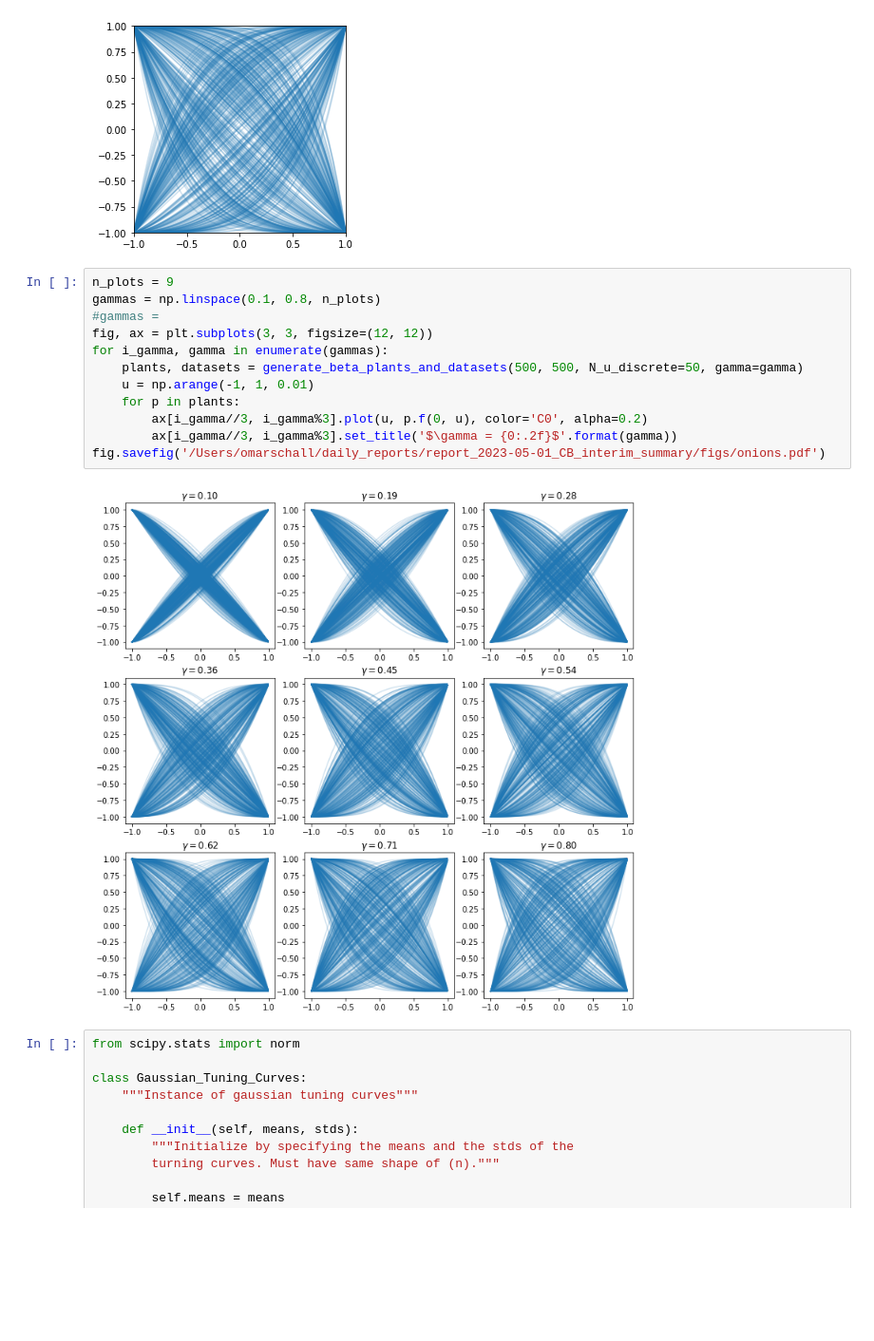
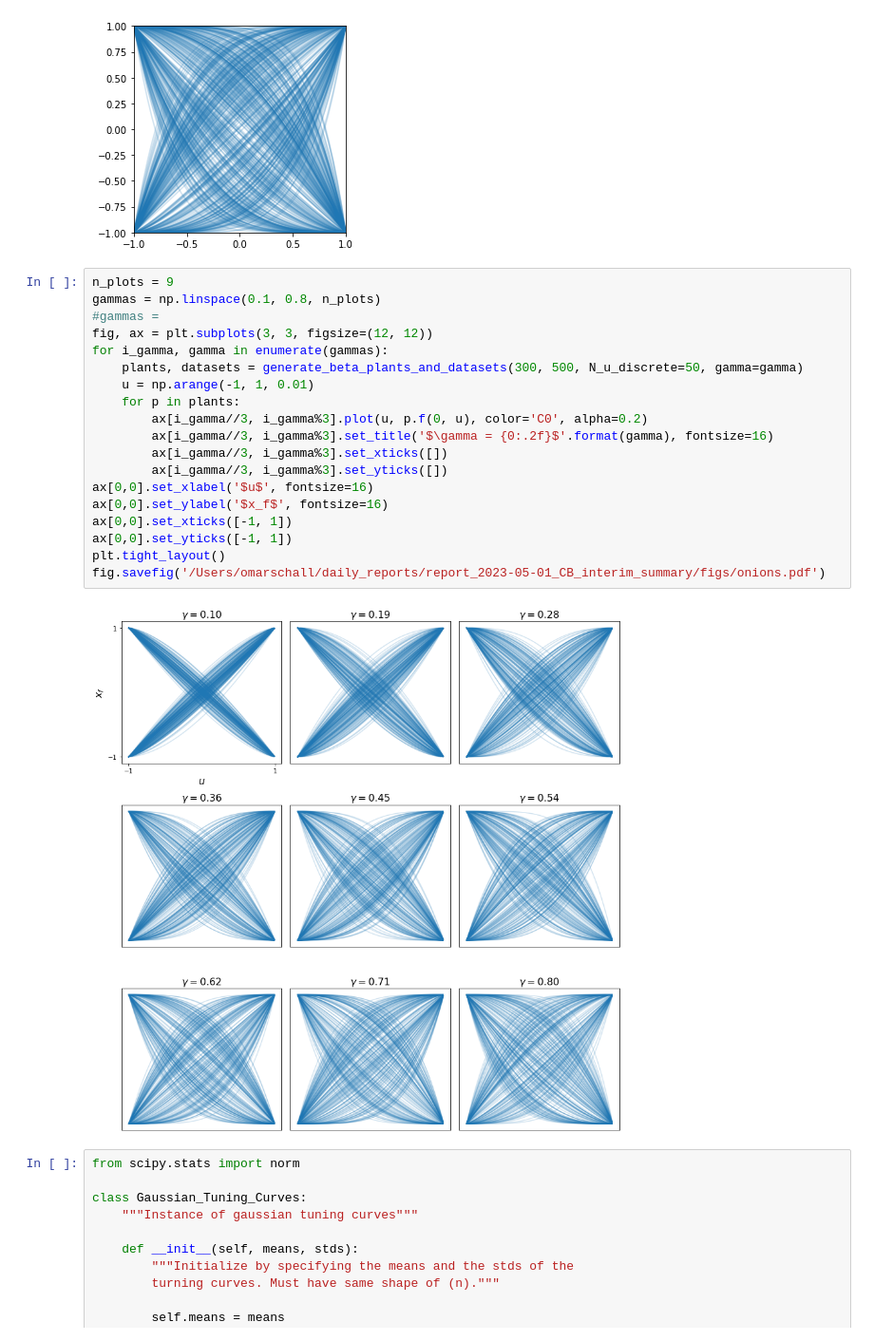
Before and after one commit to omarschall/plant-fibers, a Jupyter notebook: scratch_space.ipynb, the cells around one changed output. Shown at 95% size. Drawn from its saved outputs; the diff is of its cells as text; blank space fills up the shorter version.

```diff
--- a/scratch_space.ipynb
+++ b/scratch_space.ipynb
@@ -17,17 +17,24 @@ plt.ylim([-1, 1])
 # %%
 n_plots = 9
 gammas = np.linspace(0.1, 0.8, n_plots)
 #gammas =
 fig, ax = plt.subplots(3, 3, figsize=(12, 12))
 for i_gamma, gamma in enumerate(gammas):
-    plants, datasets = generate_beta_plants_and_datasets(500, 500, N_u_discrete=50, gamma=gamma)
+    plants, datasets = generate_beta_plants_and_datasets(300, 500, N_u_discrete=50, gamma=gamma)
     u = np.arange(-1, 1, 0.01)
     for p in plants:
         ax[i_gamma//3, i_gamma%3].plot(u, p.f(0, u), color='C0', alpha=0.2)
-        ax[i_gamma//3, i_gamma%3].set_title('$\gamma = {0:.2f}$'.format(gamma))
+        ax[i_gamma//3, i_gamma%3].set_title('$\gamma = {0:.2f}$'.format(gamma), fontsize=16)
+        ax[i_gamma//3, i_gamma%3].set_xticks([])
+        ax[i_gamma//3, i_gamma%3].set_yticks([])
+ax[0,0].set_xlabel('$u$', fontsize=16)
+ax[0,0].set_ylabel('$x_f$', fontsize=16)
+ax[0,0].set_xticks([-1, 1])
+ax[0,0].set_yticks([-1, 1])
+plt.tight_layout()
 fig.savefig('/Users/omarschall/daily_reports/report_2023-05-01_CB_interim_summary/figs/onions.pdf')
 # %% [output]
-[figure, old version]
+[figure, new version]
 # %%
 from scipy.stats import norm
 
```
Also changed, not shown: 1 other file.
